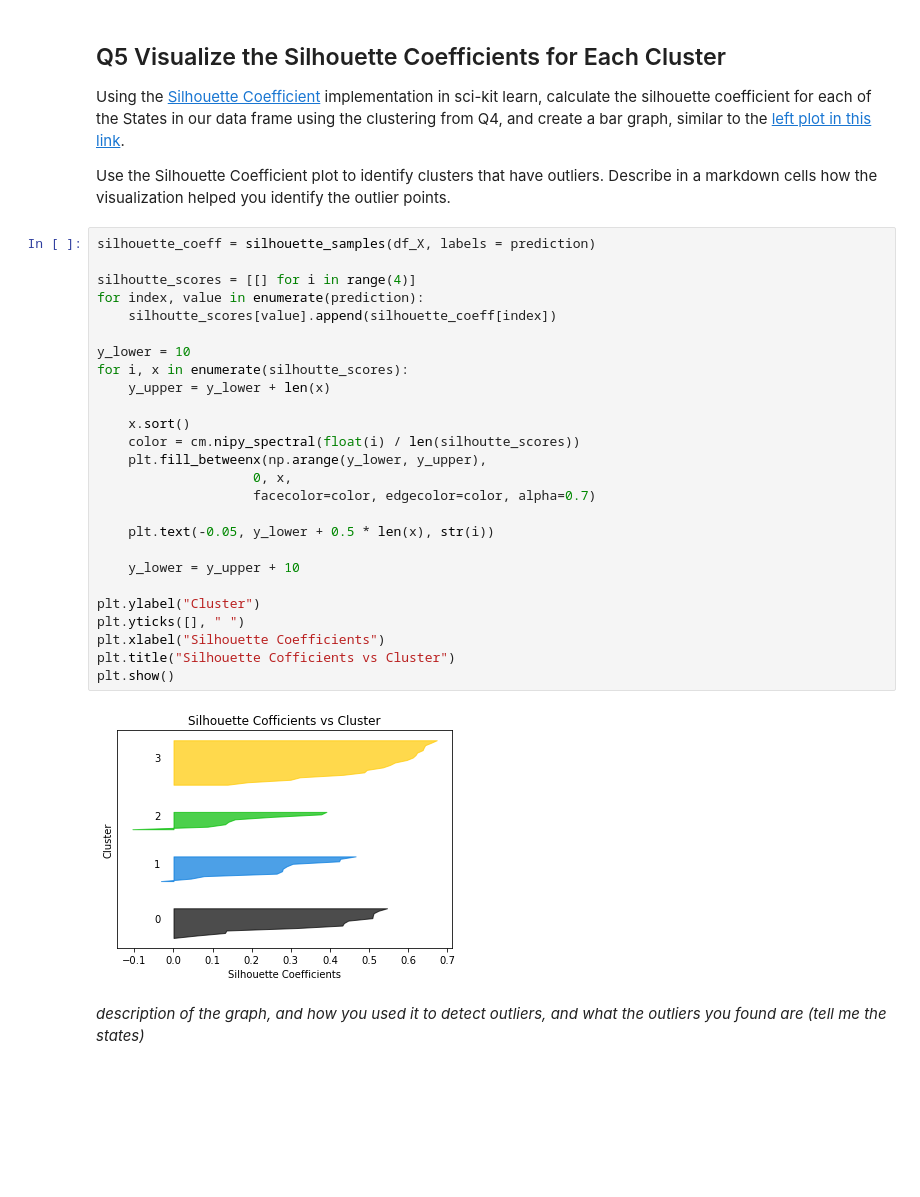
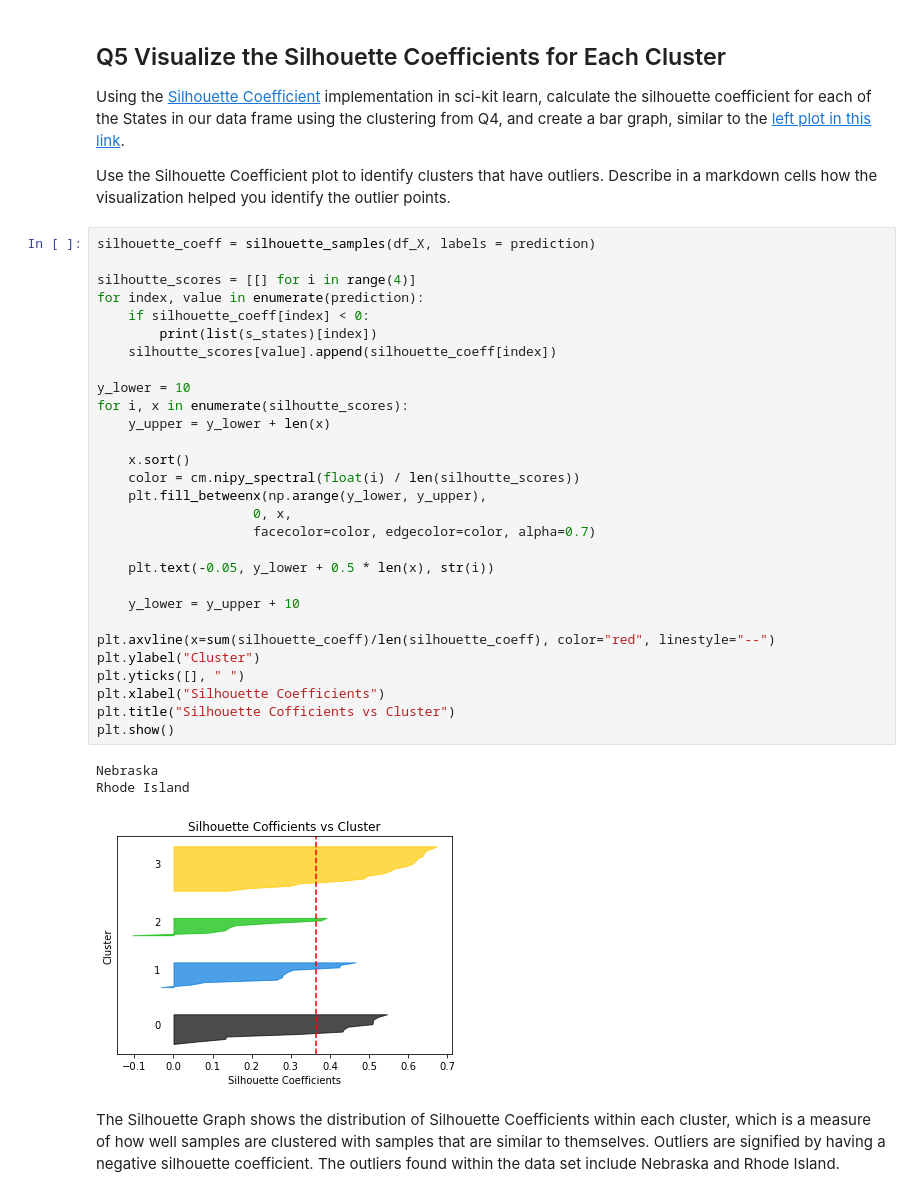
Before and after one commit to kierancoz/cs329e, a Jupyter notebook: assign10/CS329E_HW10.ipynb, the cells around one changed output. Drawn from its saved outputs; the diff is of its cells as text; blank space fills up the shorter version.

```diff
--- a/assign10/CS329E_HW10.ipynb
+++ b/assign10/CS329E_HW10.ipynb
@@ -214,30 +214,35 @@ Use the Silhouette Coefficient plot to identify clusters that have outliers.  De
 # %%
 silhouette_coeff = silhouette_samples(df_X, labels = prediction)
 
 silhoutte_scores = [[] for i in range(4)]
 for index, value in enumerate(prediction):
+    if silhouette_coeff[index] < 0:
+        print(list(s_states)[index])
     silhoutte_scores[value].append(silhouette_coeff[index])
 
 y_lower = 10
 for i, x in enumerate(silhoutte_scores):
     y_upper = y_lower + len(x)
 
     x.sort()
     color = cm.nipy_spectral(float(i) / len(silhoutte_scores))
     plt.fill_betweenx(np.arange(y_lower, y_upper),
                     0, x,
                     facecolor=color, edgecolor=color, alpha=0.7)
 
     plt.text(-0.05, y_lower + 0.5 * len(x), str(i))
 
     y_lower = y_upper + 10
 
+plt.axvline(x=sum(silhouette_coeff)/len(silhouette_coeff), color="red", linestyle="--")
 plt.ylabel("Cluster")
 plt.yticks([], " ")
 plt.xlabel("Silhouette Coefficients")
 plt.title("Silhouette Cofficients vs Cluster")
 plt.show()
 # %% [output]
+Nebraska
+Rhode Island
-[figure, old version]
+[figure, new version]
-# %% [markdown]
-_description of the graph, and how you used it to detect outliers, and what the outliers you found are (tell me the states)_
+# %% [markdown]
+The Silhouette Graph shows the distribution of Silhouette Coefficients within each cluster, which is a measure of how well samples are clustered with samples that are similar to themselves. Outliers are signified by having a negative silhouette coefficient. The outliers found within the data set include Nebraska and Rhode Island.
```
Also changed, not shown: parts of 1 cell of this notebook.
